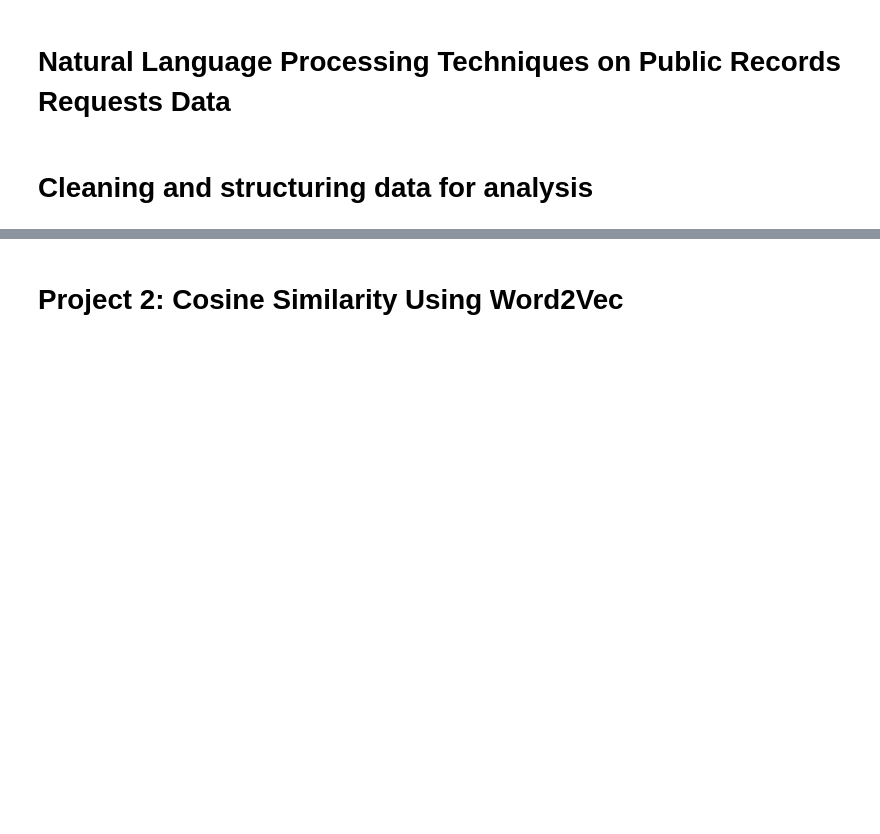
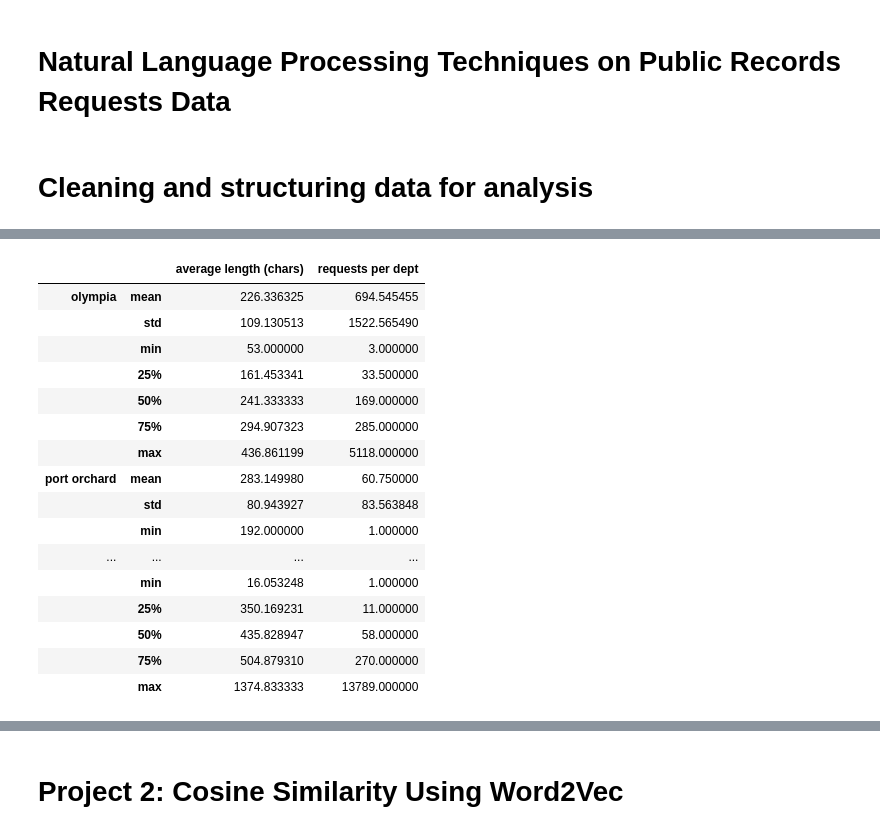
Before and after one commit to OpenDataLiteracy/OpenDataAlliance-KM, a Jupyter notebook: NLP on PRR.ipynb, the cells around one changed output, grey strips where cells are left out. Cells and saved outputs as stored; diff of their text form; code cells hidden in the pictures; blank space fills up the shorter version.

```diff
--- a/NLP on PRR.ipynb
+++ b/NLP on PRR.ipynb
@@ -357,0 +178,30 @@ pp.pprint(lda_40.print_topics())
+# %%
+# this is a helper function that gives us the average length in characters
+# for each request for each department, and then a higher-level descriptive table
+# of the same
+def avglen(df):
+    # ARGUMENTS: df; a dataframe
+    # OUTPUTS: a dict; containing column name, average len in chars, number of requests
+    #
+
+    # get a shortlist of all the names of departments
+    names = set(df.department_name.values)
+
+    # for
+    varlist = [df[df.department_name == i]['request_summary']
+               for i in names]
+
+    l = [len(i) for i in varlist]
+    s = []
+    for i in varlist:
+        s.append(sum([len(str(j)) for j in i]))
+
+    avg = [i / j for i,j in zip(s, l)]
+
+    lendict = {n : (v, e ) for n, v, e in zip(names, avg, l)}
+
+    return pd.DataFrame.from_dict(lendict, orient='index',
+                             columns=['average length (chars)', 'requests per dept'])
+
+olyagl = avglen(oly_trunc)
+olyagl
@@ -357,0 +221,3 @@ pp.pprint(lda_40.print_topics())
+# %%
+poragl = avglen(por_trunc)
+poragl
@@ -357,0 +230,3 @@ pp.pprint(lda_40.print_topics())
+# %%
+seaagl = avglen(sea_trunc)
+seaagl
@@ -357,0 +251,25 @@ pp.pprint(lda_40.print_topics())
+# %%
+desc = {'seattle': seaagl.describe()[1:],
+                'olympia': olyagl.describe()[1:],
+                'port orchard' : poragl.describe()[1:]}
+
+descriptions = pd.concat(desc)
+descriptions
+# %% [output]
+|  |  | average length (chars) | requests per dept |
+| olympia | mean | 226.336325 | 694.545455 |
+|  | std | 109.130513 | 1522.565490 |
+|  | min | 53.000000 | 3.000000 |
+|  | 25% | 161.453341 | 33.500000 |
+|  | 50% | 241.333333 | 169.000000 |
+|  | 75% | 294.907323 | 285.000000 |
+|  | max | 436.861199 | 5118.000000 |
+| port orchard | mean | 283.149980 | 60.750000 |
+|  | std | 80.943927 | 83.563848 |
+|  | min | 192.000000 | 1.000000 |
+| ... | ... | ... | ... |
+|  | min | 16.053248 | 1.000000 |
+|  | 25% | 350.169231 | 11.000000 |
+|  | 50% | 435.828947 | 58.000000 |
+|  | 75% | 504.879310 | 270.000000 |
+|  | max | 1374.833333 | 13789.000000 |
```
Also changed, not shown: parts of 43 cells of this notebook.
